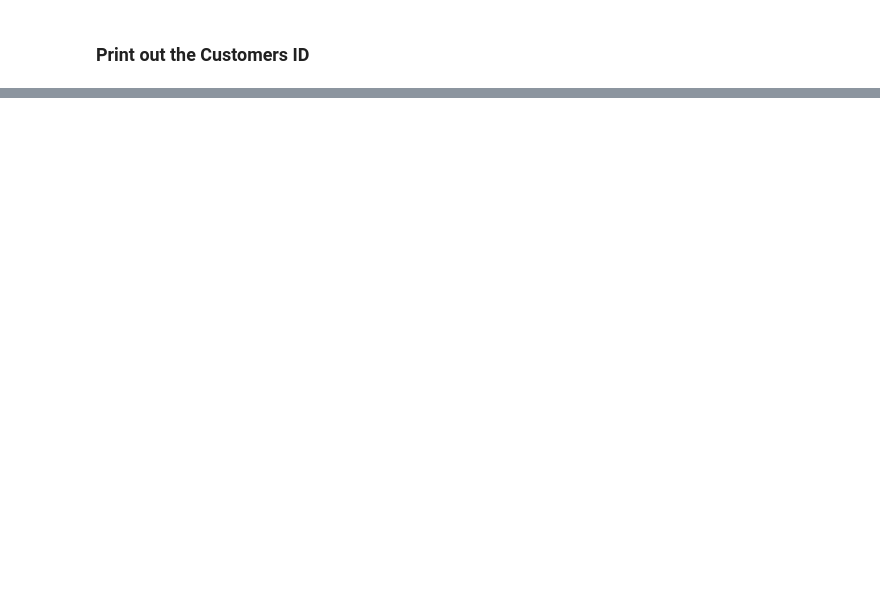
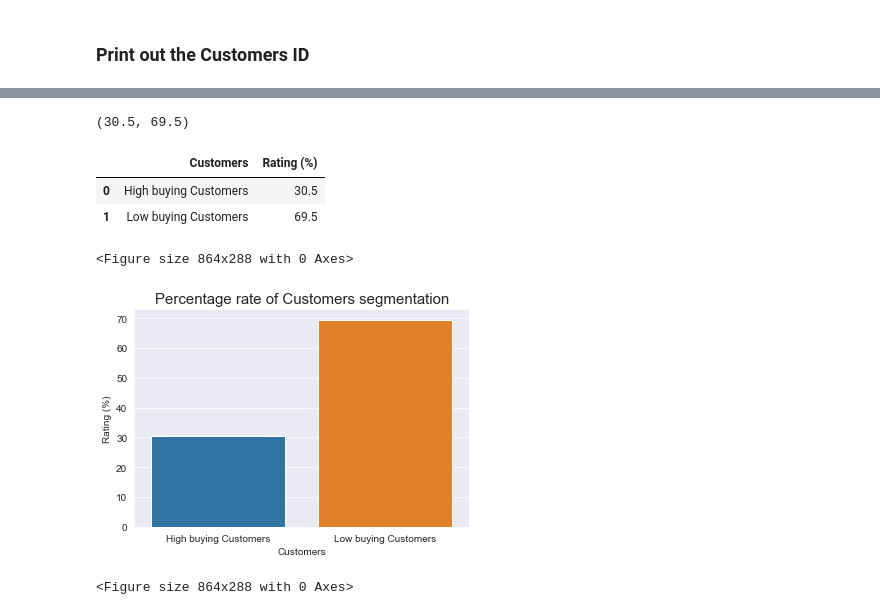
Before and after one commit to Ben-20/Customers-segmentation, a Jupyter notebook: Customers_segmentation.ipynb, the cells around one changed output, grey strips where cells are left out. Drawn from its saved outputs; the diff is of its cells as text; code cells hidden in the pictures; blank space fills up the shorter version.

Commit message:
created barplot to show the final result

```diff
--- a/Customers_segmentation.ipynb
+++ b/Customers_segmentation.ipynb
@@ -244,0 +248,21 @@ CustomerID:  [125 129 131 135 137 139 141 145 147 149 151 153 155 157 159 161 16
+# %%
+a, b
+# %% [output]
+(30.5, 69.5)
+# %%
+Outcome = pd.DataFrame({'Customers': ['High buying Customers', 'Low buying Customers'],
+                       'Rating (%)': [30.5, 69.5]})
+# %%
+Outcome
+# %% [output]
+|  | Customers | Rating (%) |
+| 0 | High buying Customers | 30.5 |
+| 1 | Low buying Customers | 69.5 |
+# %%
+sns.barplot(x = 'Customers', y = 'Rating (%)', data = Outcome)
+plt.title('Percentage rate of Customers segmentation', fontdict= {'fontsize': 15})
+plt.figure(figsize = (12, 4))
+# %% [output]
+<Figure size 864x288 with 0 Axes>
+[figure, added]
+<Figure size 864x288 with 0 Axes>
```
Also changed, not shown: parts of 10 cells of this notebook.
